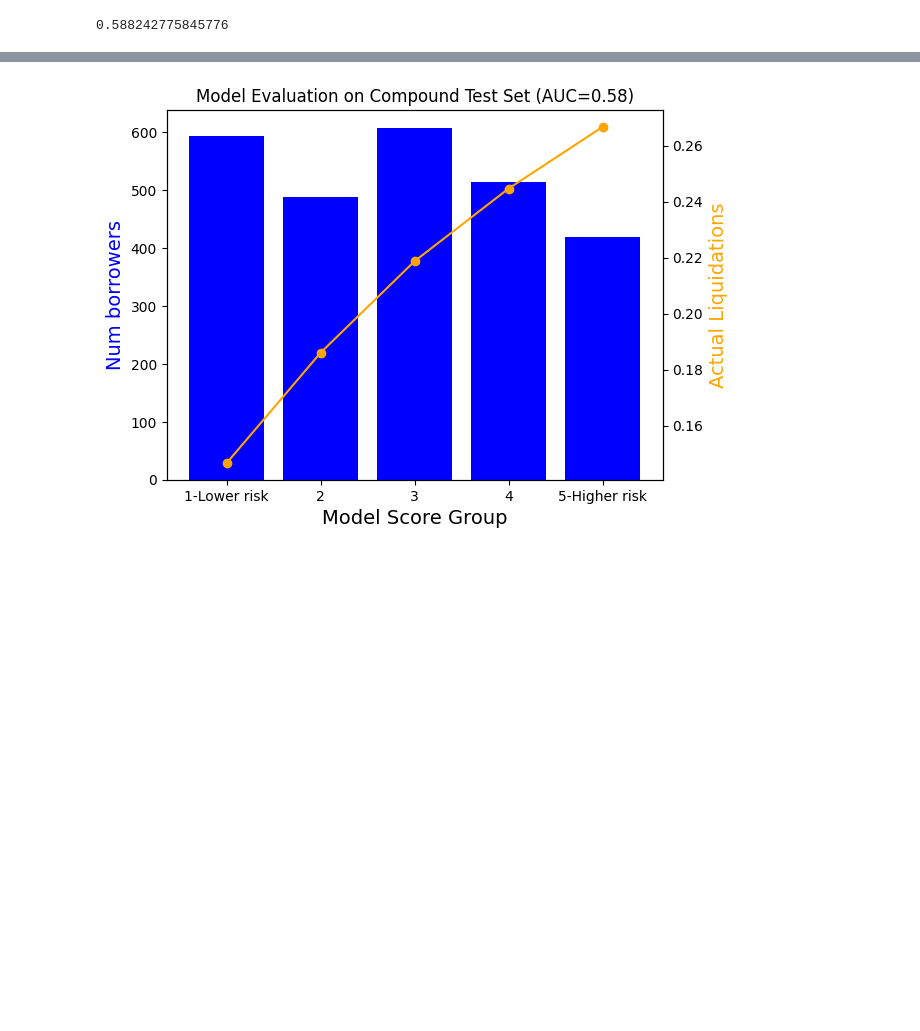
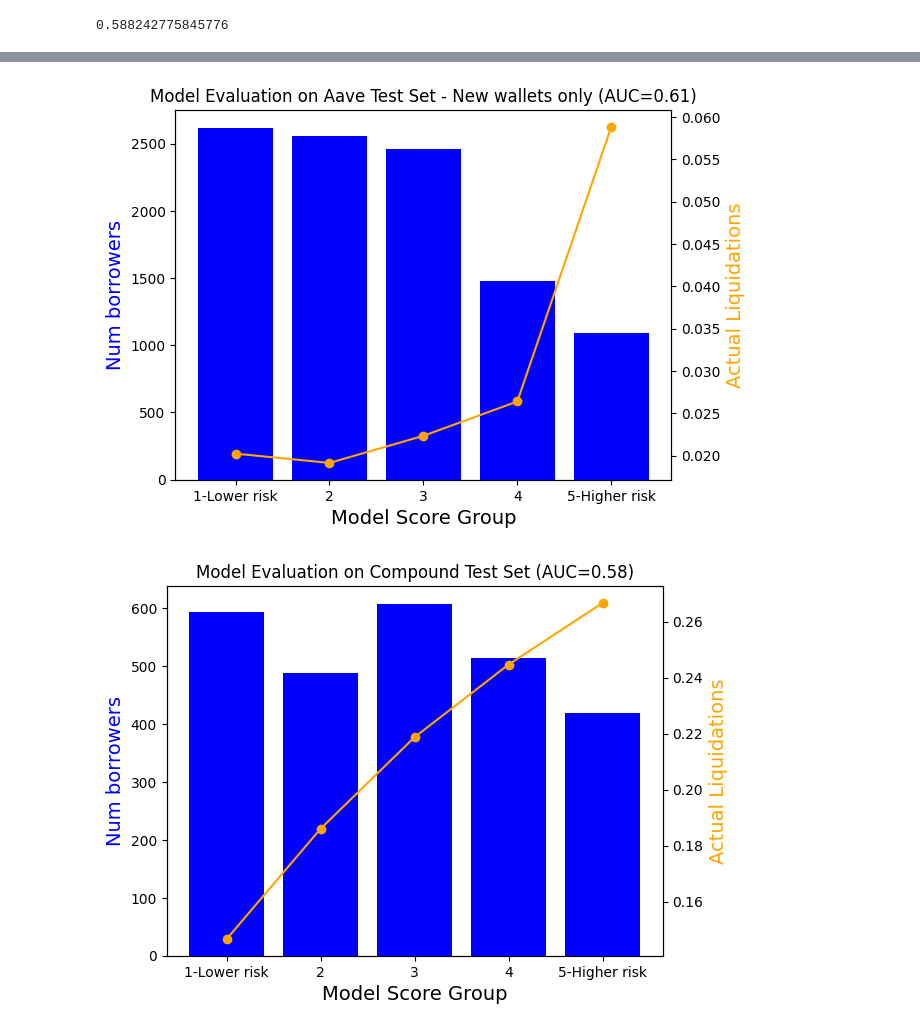
Before and after one commit to randombishop/wallet_score, a Jupyter notebook: defi/prototype1/02_Evaluation.ipynb, the cells around one changed output, grey strips where cells are left out. Cells and saved outputs as stored; diff of their text form; code cells hidden in the pictures; blank space fills up the shorter version.

```diff
--- a/defi/prototype1/02_Evaluation.ipynb
+++ b/defi/prototype1/02_Evaluation.ipynb
@@ -79,3 +83,7 @@ df_test1 = df[(df['project']=='Aave') & (df['snapshot']>'2022-05') & (df['snapsh
 len(df_test1)
 # %% [output]
 14042
+# %%
+df_test2 = df[(df['project']=='Aave') & (df['snapshot']>'2022-05') & (df['snapshot']<'2022-09') \
+              & (~df['borrower'].isin(list_address_trained))]
+len(df_test2)
@@ -82,6 +92,6 @@ len(df_test1)
 # %%
-df_test2 = df[(df['project']=='Compound') & (df['snapshot']>'2022-05') & (df['snapshot']<'2022-09')]
-len(df_test2)
+df_test3 = df[(df['project']=='Compound') & (df['snapshot']>'2022-05') & (df['snapshot']<'2022-09')]
+len(df_test3)
 # %% [output]
 2625
 # %%
@@ -146 +170,5 @@ slope_curve(df_test1, 'Model Evaluation on Aave Test Set')
+# %%
+slope_curve(df_test2, 'Model Evaluation on Aave Test Set - New wallets only')
+# %% [output]
+[figure, added]
 # %%
```
Also changed, not shown: parts of 17 cells of this notebook, 1 other file.
